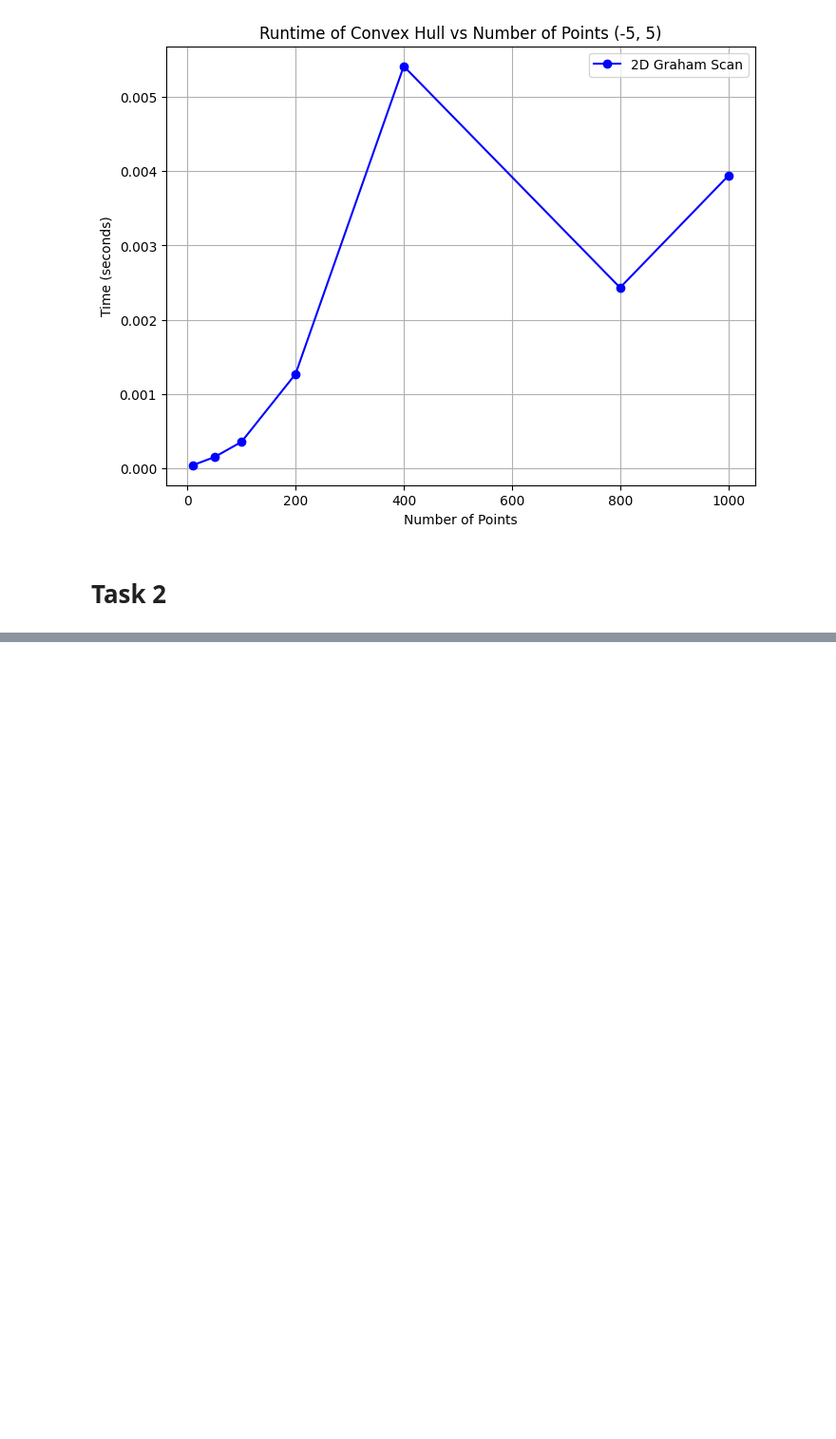
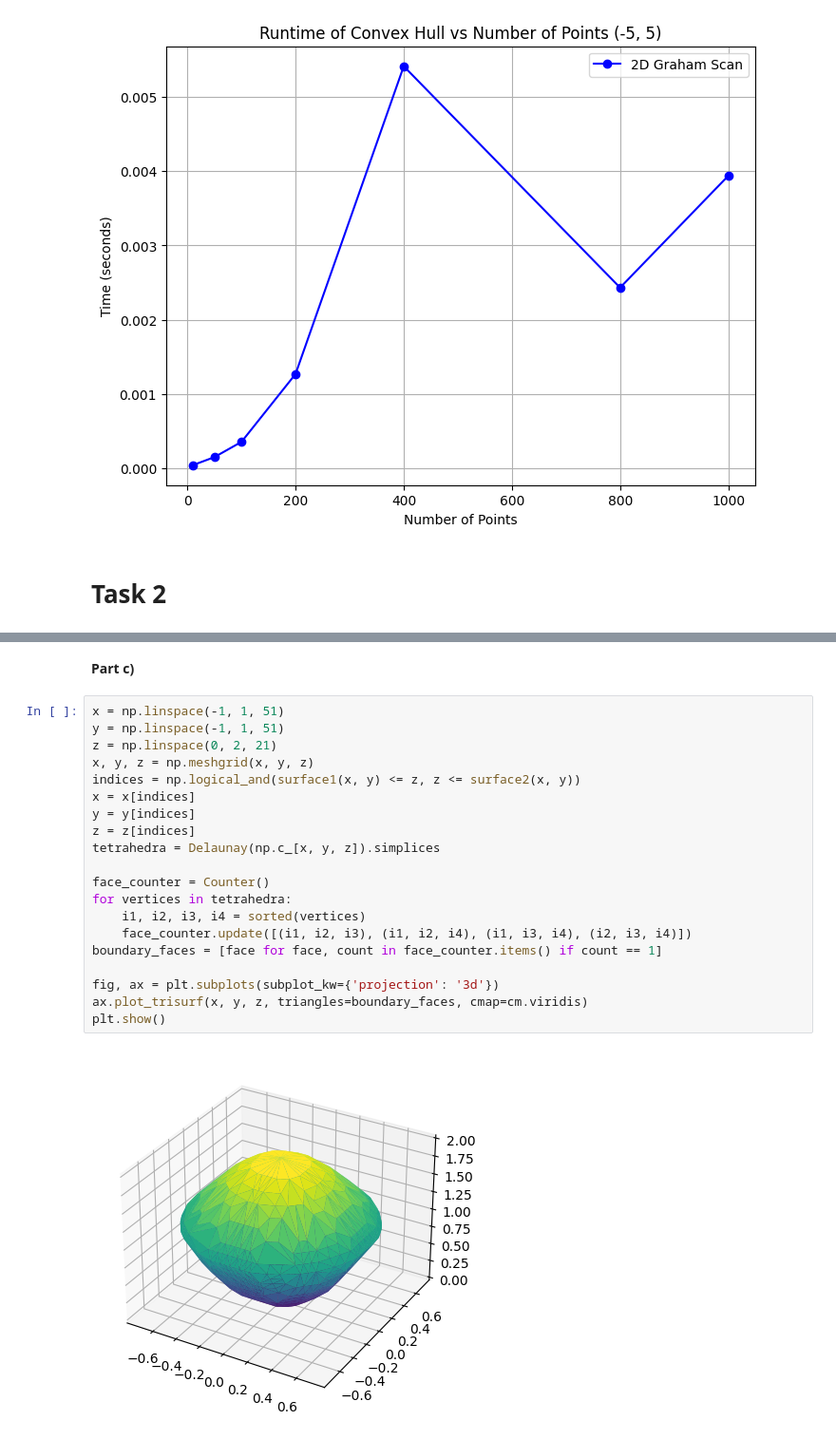
Before and after one commit to wcmelby/wcm_Phys129L_section, a Jupyter notebook: Section_2/Section2.ipynb, the cells around one changed output, grey strips where cells are left out. Shown: that part at 95% size. Saved outputs shown, nothing was run; the diff lists cells and outputs as text; blank space fills up the shorter version.

```diff
--- a/Section_2/Section2.ipynb
+++ b/Section_2/Section2.ipynb
@@ -363,0 +247,24 @@ KeyboardInterrupt:
+# %% [markdown]
+**Part c)**
+# %%
+x = np.linspace(-1, 1, 51)
+y = np.linspace(-1, 1, 51)
+z = np.linspace(0, 2, 21)
+x, y, z = np.meshgrid(x, y, z)
+indices = np.logical_and(surface1(x, y) <= z, z <= surface2(x, y))
+x = x[indices]
+y = y[indices]
+z = z[indices]
+tetrahedra = Delaunay(np.c_[x, y, z]).simplices
+
+face_counter = Counter()
+for vertices in tetrahedra:
+	i1, i2, i3, i4 = sorted(vertices)
+	face_counter.update([(i1, i2, i3), (i1, i2, i4), (i1, i3, i4), (i2, i3, i4)])
+boundary_faces = [face for face, count in face_counter.items() if count == 1]
+
+fig, ax = plt.subplots(subplot_kw={'projection': '3d'})
+ax.plot_trisurf(x, y, z, triangles=boundary_faces, cmap=cm.viridis)
+plt.show()
+# %% [output]
+[figure, added]
```
Also changed, not shown: parts of 17 cells of this notebook, 4 other files.
